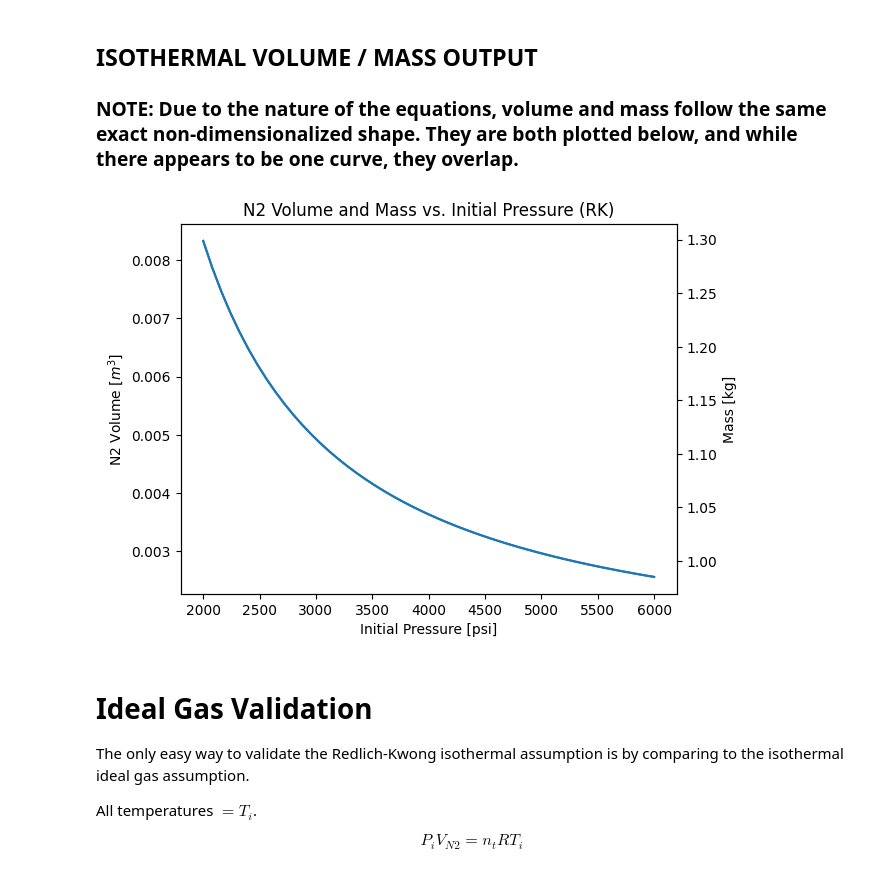
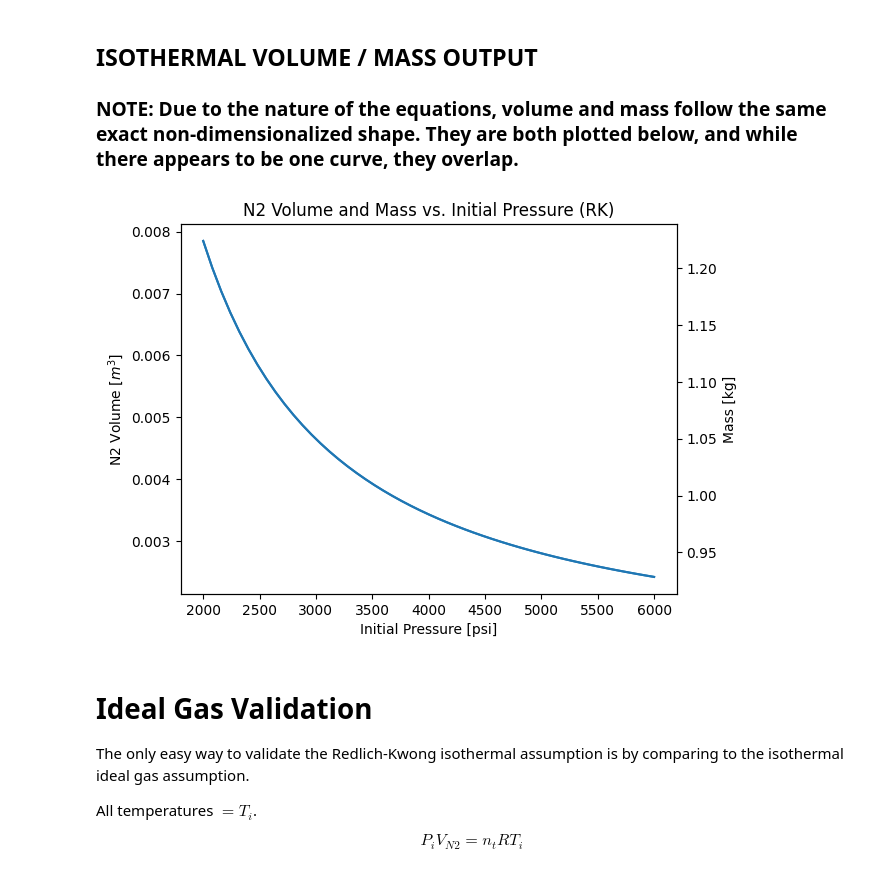
Before and after one commit to UC-Davis-APRL/Propellant-feed, a Jupyter notebook: Tank Sizing Calculator/tankSizing.ipynb, the cells around one changed output. Saved outputs shown, nothing was run; the diff lists cells and outputs as text; code cells hidden in the pictures.

Commit message:
Fixed massflow (tank sizing)
Fixed massflow

```diff
--- a/Tank Sizing Calculator/tankSizing.ipynb
+++ b/Tank Sizing Calculator/tankSizing.ipynb
@@ -15,19 +15,17 @@ warnings.filterwarnings('ignore')
 Density taken at boiling point of O2
 # %%
 burntime=10 # seconds
-massflow_pressurant=1.7779 #kg/s
 OF=2.2 # Oxidizer to Fuel ratio
 ullageRatio=1.15 # percentage of tank that is ullage
-#T= # in Kelvin
 density=1097.26 #kg/m^3
+massflow_ox = 1.15 #kg/s
 
-def loxVolumeCalc(burntime, massflow_pressurant, OF, ullageRatio):
-    massflow=massflow_pressurant*OF/(OF+1)
-    mass=burntime*massflow
+def loxVolumeCalc(burntime, massflow_ox, OF, ullageRatio):
+    mass=burntime*massflow_ox
     volume=mass/density
     volumeFinal=volume*ullageRatio
-    print("lox massflow = " + str(massflow) + " kg/s")
-    print("lox massflow = " + str(massflow*2.20462) + " lb/s")
+    print("lox massflow = " + str(massflow_ox) + " kg/s")
+    print("lox massflow = " + str(massflow_ox*2.20462) + " lb/s")
     print("lox mass = " + str(mass) + " kg")
     print("lox mass = " + str(mass*2.20462) + " lb")
     print("lox tank volume = " + str(volumeFinal) + " m^3")
@@ -35,6 +33,5 @@ def loxVolumeCalc(burntime, massflow_pressurant, OF, ullageRatio):
 
     return volume
 
-
-loxVolume = loxVolumeCalc(burntime,massflow_pressurant,OF,ullageRatio)
+loxVolume = loxVolumeCalc(burntime,massflow_ox,OF,ullageRatio)
 # %% [output]
@@ -50,19 +47,17 @@ lox tank volume = 0.45240130238873416 ft^3
 Density taken at room temp. (298 K)
 # %%
 burntime=10 # seconds
-massflow_pressurant=1.77 #kg/s
 OF=2.2 # Oxidizer to Fuel ratio
 ullageRatio=1.15 # percentage of tank that is ullage
-#T= # in Kelvin
 density=820 #kg/m^3
+massflow_fu=massflow_ox/OF #kg/s
 
-def keroVolumeCalc(burntime, massflow_pressurant, OF, ullageRatio):
-    massflow=massflow_pressurant*1/(OF+1)
-    mass=burntime*massflow
+def keroVolumeCalc(burntime, massflow_fu, OF, ullageRatio):
+    mass=massflow_fu*burntime
     volume=mass/density
     volumeFinal=volume*ullageRatio
-    print("kerosene massflow = " + str(massflow) + " kg/s")
-    print("kerosene massflow = " + str(massflow*2.20462) + " kg/s")
+    print("kerosene massflow = " + str(massflow_fu) + " kg/s")
+    print("kerosene massflow = " + str(massflow_fu*2.20462) + " lb/s")
     print("kerosene mass = " + str(mass) + " kg")
     print("kerosene mass = " + str(mass*2.20462) + " lb")
     print("kerosene tank volume = " + str(volumeFinal) + " m^3")
@@ -70,5 +65,5 @@ def keroVolumeCalc(burntime, massflow_pressurant, OF, ullageRatio):
 
     return volume
 
-keroVolume = keroVolumeCalc(burntime,massflow_pressurant,OF,ullageRatio)
+keroVolume = keroVolumeCalc(burntime,massflow_fu,OF,ullageRatio)
 # %% [output]
@@ -241,7 +236,7 @@ def n2initial_leftover(vars):
     - a / ( V_N2 / n_L * ( V_N2 / n_L + b ) * T_D**0.5 )
     return [initial, leftover]
 
-initial_guess = [0.005, 1]
+initial_guess = [0.005, 5]
 
 V_N2, n_L = fsolve(n2initial_leftover, initial_guess)
 
@@ -273,35 +268,35 @@ M = np.zeros(len(P))
 V = np.zeros(len(P))                # Store volume values on each run
 
 for i in range(0,len(P)):
     P_i = P[i] * 6894.76
-    initial_guess = [0.005, 1]                              # Changing guess will not change final answer
+    initial_guess = [0.005, 5]                              # Changing guess will not change final answer
     V_N2, n_L = fsolve(n2initial_leftover, initial_guess)
     V[i] = V_N2
     M[i] = (n_L + n_D) * M_N2
 
 x = P
 y1 = V
 y2 = M
 
 V_RK = V
 
 # Left y-axis
 fig, ax1 = plt.subplots()
 ax1.plot(x, y1)
 ax1.set_xlabel('Initial Pressure [psi]')
 ax1.set_ylabel('N2 Volume [$m^3$]')
 ax1.tick_params('y')
 
 # Right y-axis
 ax2 = ax1.twinx()
 ax2.plot(x, y2)
 ax2.set_ylabel('Mass [kg]')
 ax2.tick_params('y')
 
 plt.title('N2 Volume and Mass vs. Initial Pressure (RK)')
 plt.show()
 # %% [output]
-[figure, old version]
+[figure, new version]
 # %% [markdown]
 # Ideal Gas Validation
 The only easy way to validate the Redlich-Kwong isothermal assumption is by comparing to the isothermal ideal gas assumption.
```
Also changed, not shown: parts of 5 cells of this notebook.
